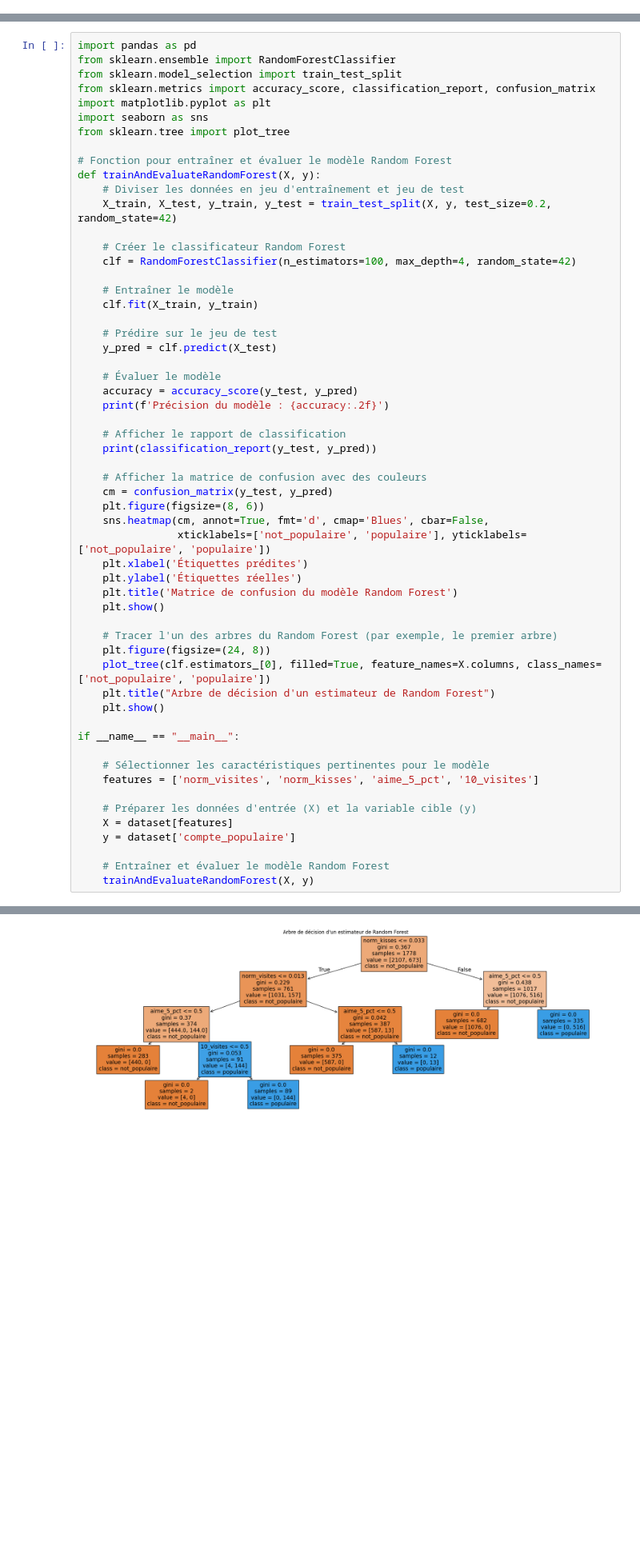
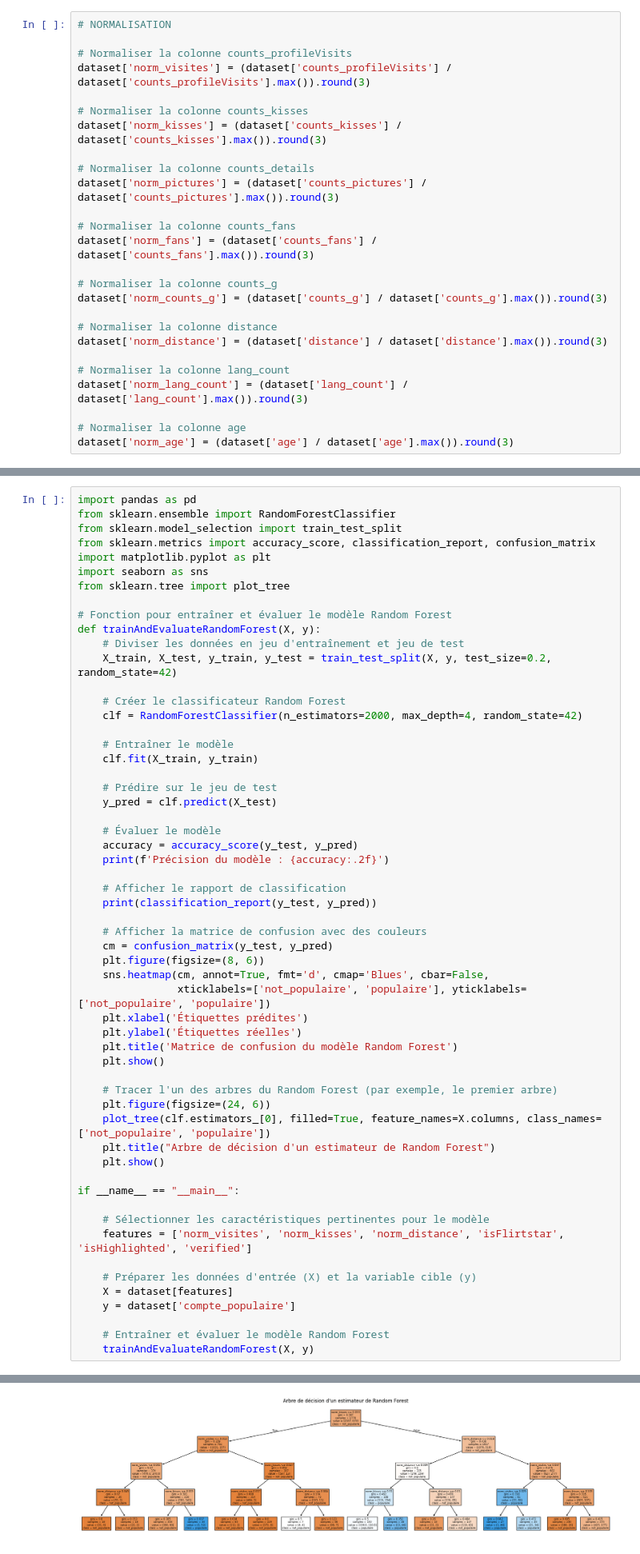
Before and after one commit to KevenJAntenor/Distributed-Systems, a Jupyter notebook: tp1.ipynb, the cells around one changed output, grey strips where cells are left out. Shown at 80% size. Drawn from its saved outputs; the diff is of its cells as text; blank space fills up the shorter version.

Commit message:
Plus de normalisations et arbres

```diff
--- a/tp1.ipynb
+++ b/tp1.ipynb
@@ -264,3 +266,29 @@ dataset['norm_kisses'] = (dataset['counts_kisses'] / dataset['counts_kisses'].ma
+# %%
+# NORMALISATION
+
+# Normaliser la colonne counts_profileVisits
+dataset['norm_visites'] = (dataset['counts_profileVisits'] / dataset['counts_profileVisits'].max()).round(3)
+
+# Normaliser la colonne counts_kisses
+dataset['norm_kisses'] = (dataset['counts_kisses'] / dataset['counts_kisses'].max()).round(3)
+
+# Normaliser la colonne counts_details
+dataset['norm_pictures'] = (dataset['counts_pictures'] / dataset['counts_pictures'].max()).round(3)
+
+# Normaliser la colonne counts_fans
+dataset['norm_fans'] = (dataset['counts_fans'] / dataset['counts_fans'].max()).round(3)
+
+# Normaliser la colonne counts_g
+dataset['norm_counts_g'] = (dataset['counts_g'] / dataset['counts_g'].max()).round(3)
+
+# Normaliser la colonne distance
+dataset['norm_distance'] = (dataset['distance'] / dataset['distance'].max()).round(3)
+
+# Normaliser la colonne lang_count
+dataset['norm_lang_count'] = (dataset['lang_count'] / dataset['lang_count'].max()).round(3)
+
+# Normaliser la colonne age
+dataset['norm_age'] = (dataset['age'] / dataset['age'].max()).round(3)
 # %%
 import pandas as pd
 import numpy as np
@@ -327,7 +360,7 @@ def trainAndEvaluateRandomForest(X, y):
     X_train, X_test, y_train, y_test = train_test_split(X, y, test_size=0.2, random_state=42)
 
     # Créer le classificateur Random Forest
-    clf = RandomForestClassifier(n_estimators=100, max_depth=4, random_state=42)
+    clf = RandomForestClassifier(n_estimators=2000, max_depth=4, random_state=42)
 
     # Entraîner le modèle
     clf.fit(X_train, y_train)
@@ -353,7 +386,7 @@ def trainAndEvaluateRandomForest(X, y):
     plt.show()
 
     # Tracer l'un des arbres du Random Forest (par exemple, le premier arbre)
-    plt.figure(figsize=(24, 8))
+    plt.figure(figsize=(24, 6))
     plot_tree(clf.estimators_[0], filled=True, feature_names=X.columns, class_names=['not_populaire', 'populaire'])
     plt.title("Arbre de décision d'un estimateur de Random Forest")
     plt.show()
@@ -361,7 +394,7 @@ def trainAndEvaluateRandomForest(X, y):
 if __name__ == "__main__":
 
     # Sélectionner les caractéristiques pertinentes pour le modèle
-    features = ['norm_visites', 'norm_kisses', 'aime_5_pct', '10_visites']
+    features = ['norm_visites', 'norm_kisses', 'norm_distance', 'isFlirtstar', 'isHighlighted', 'verified']
 
     # Préparer les données d'entrée (X) et la variable cible (y)
     X = dataset[features]
@@ -383 +416 @@ weighted avg       1.00      1.00      1.00       695
-[figure, old version]
+[figure, new version]
```
Also changed, not shown: parts of 9 cells of this notebook.
